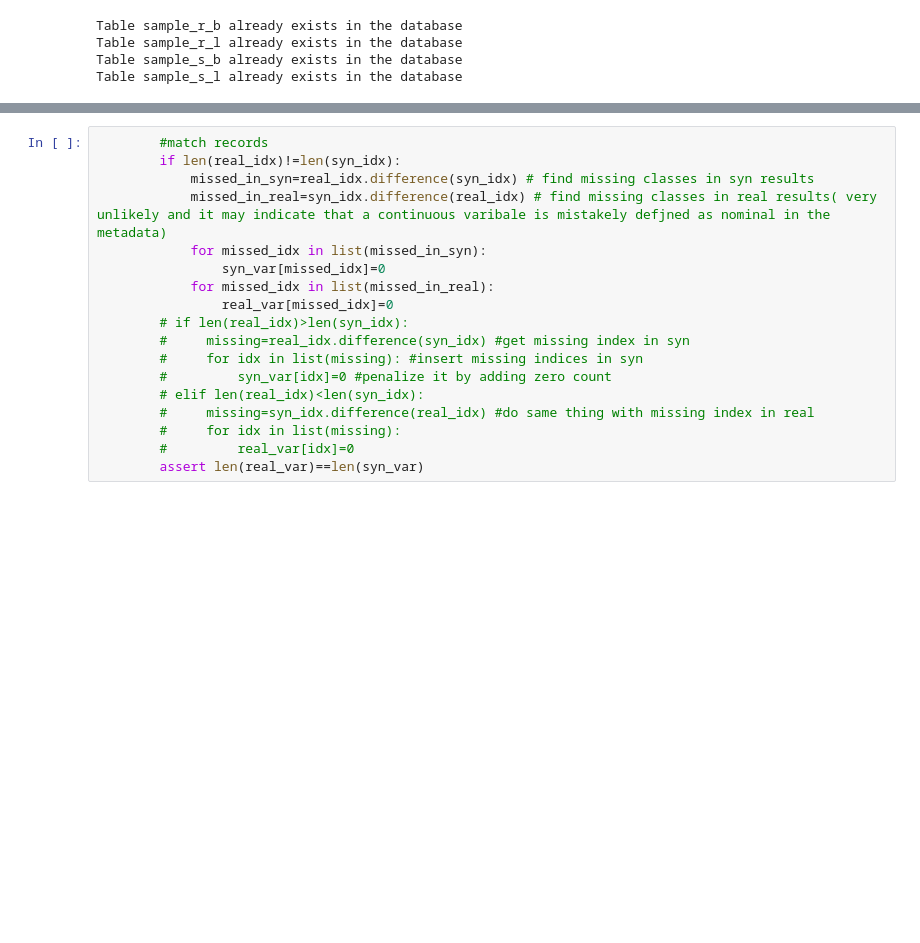
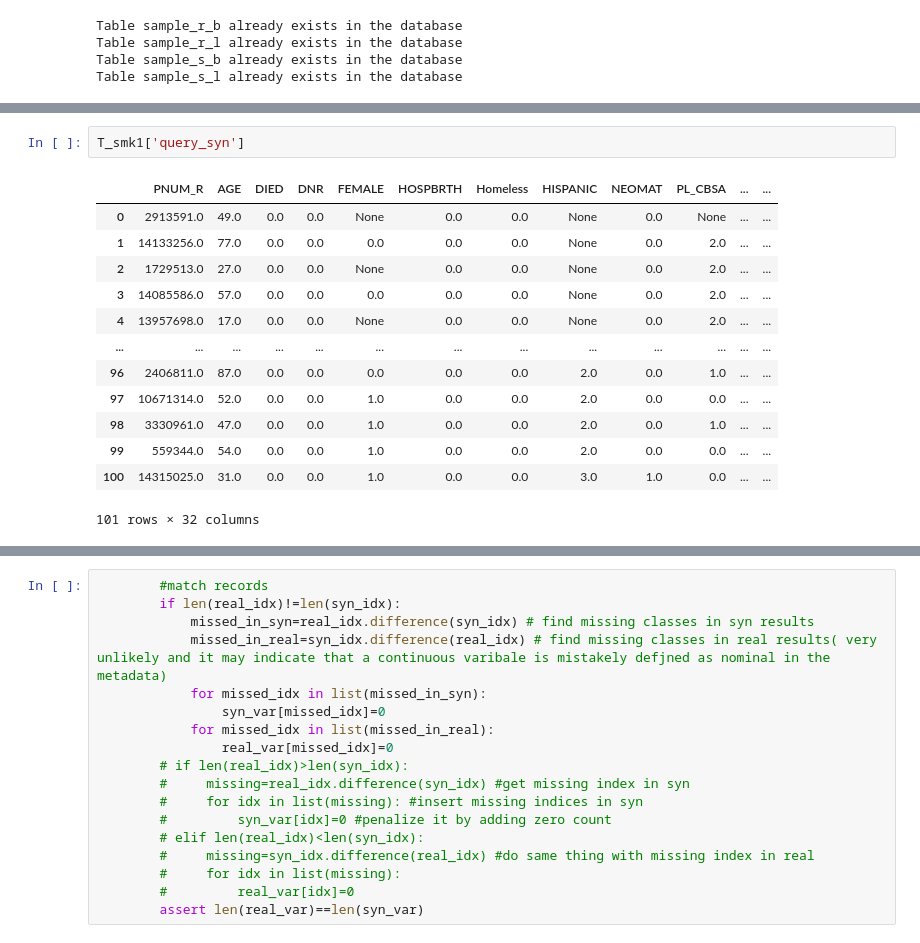
Before and after one commit to skababji-ehil/fuzzy_sql, a Jupyter notebook: notebooks/L_import_into_db.ipynb, the cells around one changed output, grey strips where cells are left out. Cells and saved outputs as stored; diff of their text form; blank space fills up the shorter version.

```diff
--- a/notebooks/L_import_into_db.ipynb
+++ b/notebooks/L_import_into_db.ipynb
@@ -572,0 +611,16 @@ Table sample_s_l already exists in the database
+# %%
+T_smk1['query_syn']
+# %% [output]
+|  | PNUM_R | AGE | DIED | DNR | FEMALE | HOSPBRTH | Homeless | HISPANIC | NEOMAT | PL_CBSA | ... | ... |
+| 0 | 2913591.0 | 49.0 | 0.0 | 0.0 | None | 0.0 | 0.0 | None | 0.0 | None | ... | ... |
+| 1 | 14133256.0 | 77.0 | 0.0 | 0.0 | 0.0 | 0.0 | 0.0 | None | 0.0 | 2.0 | ... | ... |
+| 2 | 1729513.0 | 27.0 | 0.0 | 0.0 | None | 0.0 | 0.0 | None | 0.0 | 2.0 | ... | ... |
+| 3 | 14085586.0 | 57.0 | 0.0 | 0.0 | 0.0 | 0.0 | 0.0 | None | 0.0 | 2.0 | ... | ... |
+| 4 | 13957698.0 | 17.0 | 0.0 | 0.0 | None | 0.0 | 0.0 | None | 0.0 | 2.0 | ... | ... |
+| ... | ... | ... | ... | ... | ... | ... | ... | ... | ... | ... | ... | ... |
+| 96 | 2406811.0 | 87.0 | 0.0 | 0.0 | 0.0 | 0.0 | 0.0 | 2.0 | 0.0 | 1.0 | ... | ... |
+| 97 | 10671314.0 | 52.0 | 0.0 | 0.0 | 1.0 | 0.0 | 0.0 | 2.0 | 0.0 | 0.0 | ... | ... |
+| 98 | 3330961.0 | 47.0 | 0.0 | 0.0 | 1.0 | 0.0 | 0.0 | 2.0 | 0.0 | 1.0 | ... | ... |
+| 99 | 559344.0 | 54.0 | 0.0 | 0.0 | 1.0 | 0.0 | 0.0 | 2.0 | 0.0 | 0.0 | ... | ... |
+| 100 | 14315025.0 | 31.0 | 0.0 | 0.0 | 1.0 | 0.0 | 0.0 | 3.0 | 1.0 | 0.0 | ... | ... |
+101 rows × 32 columns
```
Also changed, not shown: parts of 11 cells of this notebook, 1 other file.
